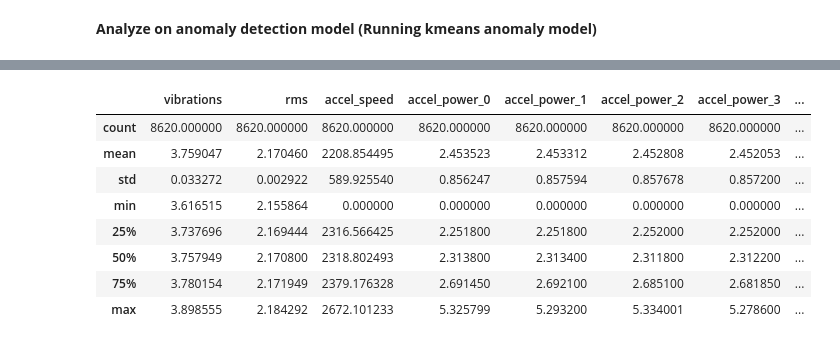
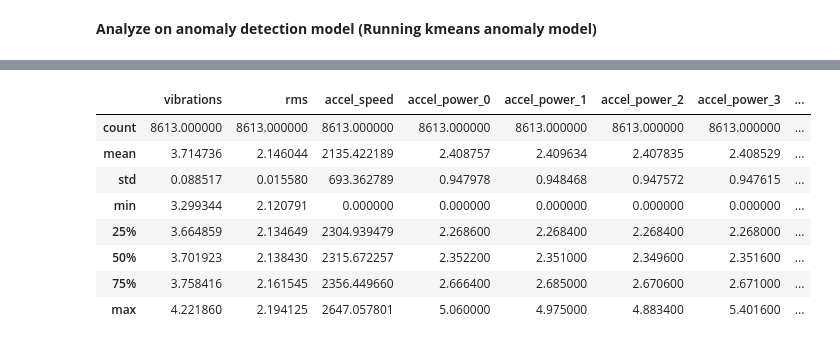
Before and after one commit to singhshraddha/ss-iotfunctions, a Jupyter notebook: notebooks/cblof-kmeans.ipynb, the cells around one changed output, grey strips where cells are left out. Cells and saved outputs as stored; diff of their text form; code cells hidden in the pictures.

```diff
--- a/notebooks/cblof-kmeans.ipynb
+++ b/notebooks/cblof-kmeans.ipynb
@@ -43,8 +88,8 @@ uncomment the data source you want to use
 # %%
 #Select (by uncommenting) a data source
 #datapath = '../data/AzureAnomalysample.csv'; datakey='Temperature'
-datapath = '../data/Armstark04714B6046D5.csv'; datakey='ArmstarkGoodData'
-#datapath='../data/Armstark04714B604101.csv'; datakey='ArmstarkBadData'
+#datapath = '../data/Armstark04714B6046D5.csv'; datakey='ArmstarkGoodData'
+datapath='../data/Armstark04714B604101.csv'; datakey='ArmstarkBadData'
 #datapath = '../data/Anomaly_Sample_data.csv'; datakey='SampleAnomalyData'
 # %% [markdown]
 **1. Data Processing**
@@ -199,6 +244,6 @@ elbow score 41906.96042219016
 em = models.ExistingModels(columnname=columnname)
 
 #add number of cluster as option
-df_anomaly = em.run_kmeans(df, nclusters=19)
+df_anomaly = em.run_kmeans(df, nclusters=40)
 df_anomaly.describe()
 # %% [output]
@@ -208,12 +253,12 @@ df_anomaly.describe()
 |  | vibrations | rms | accel_speed | accel_power_0 | accel_power_1 | accel_power_2 | accel_power_3 | ... |
-| count | 8620.000000 | 8620.000000 | 8620.000000 | 8620.000000 | 8620.000000 | 8620.000000 | 8620.000000 | ... |
-| mean | 3.759047 | 2.170460 | 2208.854495 | 2.453523 | 2.453312 | 2.452808 | 2.452053 | ... |
-| std | 0.033272 | 0.002922 | 589.925540 | 0.856247 | 0.857594 | 0.857678 | 0.857200 | ... |
-| min | 3.616515 | 2.155864 | 0.000000 | 0.000000 | 0.000000 | 0.000000 | 0.000000 | ... |
-| 25% | 3.737696 | 2.169444 | 2316.566425 | 2.251800 | 2.251800 | 2.252000 | 2.252000 | ... |
-| 50% | 3.757949 | 2.170800 | 2318.802493 | 2.313800 | 2.313400 | 2.311800 | 2.312200 | ... |
-| 75% | 3.780154 | 2.171949 | 2379.176328 | 2.691450 | 2.692100 | 2.685100 | 2.681850 | ... |
-| max | 3.898555 | 2.184292 | 2672.101233 | 5.325799 | 5.293200 | 5.334001 | 5.278600 | ... |
+| count | 8613.000000 | 8613.000000 | 8613.000000 | 8613.000000 | 8613.000000 | 8613.000000 | 8613.000000 | ... |
+| mean | 3.714736 | 2.146044 | 2135.422189 | 2.408757 | 2.409634 | 2.407835 | 2.408529 | ... |
+| std | 0.088517 | 0.015580 | 693.362789 | 0.947978 | 0.948468 | 0.947572 | 0.947615 | ... |
+| min | 3.299344 | 2.120791 | 0.000000 | 0.000000 | 0.000000 | 0.000000 | 0.000000 | ... |
+| 25% | 3.664859 | 2.134649 | 2304.939479 | 2.268600 | 2.268400 | 2.268400 | 2.268000 | ... |
+| 50% | 3.701923 | 2.138430 | 2315.672257 | 2.352200 | 2.351000 | 2.349600 | 2.351600 | ... |
+| 75% | 3.758416 | 2.161545 | 2356.449660 | 2.666400 | 2.685000 | 2.670600 | 2.671000 | ... |
+| max | 4.221860 | 2.194125 | 2647.057801 | 5.060000 | 4.975000 | 4.883400 | 5.401600 | ... |
 # %%
 # Simplify dataframe to prepare input for plotting
 EngineLogging.configure_console_logging(logging.INFO)
```
Also changed, not shown: parts of 18 cells of this notebook, 1 other file.
